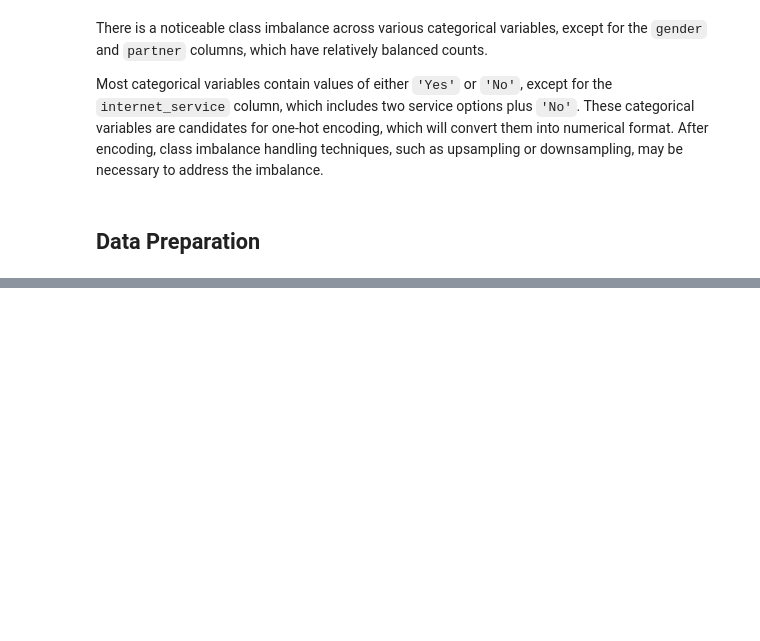
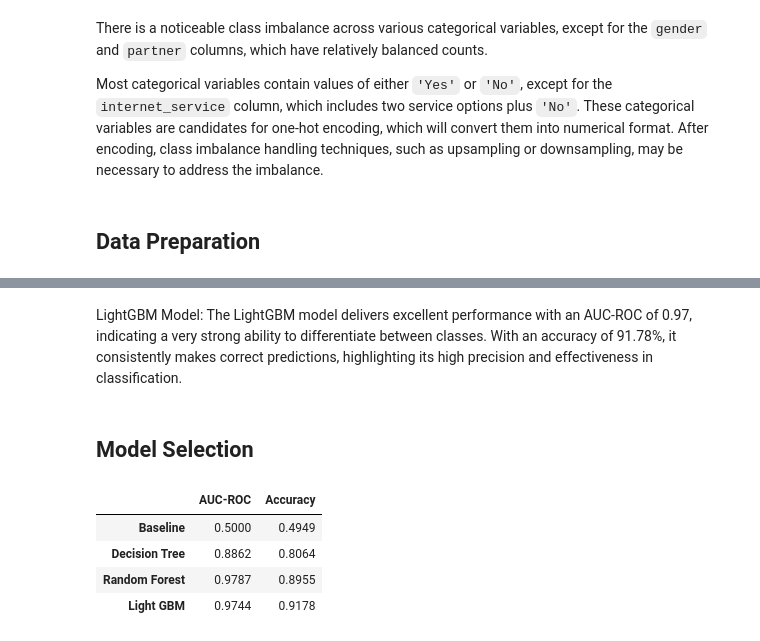
Before and after one commit to mnunezsa95/ds_project_capstone_project, a Jupyter notebook: notebook/sprint_17_final_project.ipynb, the cells around one changed output, grey strips where cells are left out. Drawn from its saved outputs; the diff is of its cells as text; code cells hidden in the pictures; blank space fills up the shorter version.

```diff
--- a/notebook/sprint_17_final_project.ipynb
+++ b/notebook/sprint_17_final_project.ipynb
@@ -941,0 +1141,25 @@ Data Shapes:
+# %%
+%%time
+# Train and evaluate LGB Model
+
+# Initialize model
+lgb_model = lgb.LGBMClassifier(random_state=12345)
+
+# Define the parameter grid for LightGBM
+lgb_params = {
+    'n_estimators': [50, 100, 150],
+    'num_leaves': [25, 50],
+    'learning_rate': [0.01, 0.1],
+    'subsample': [0.8, 1.0],
+    'max_depth': [5, 10, 15]
+}
+
+# Perform grid search
+best_lgb_model = search_best_model(lgb_model, lgb_params, X_train, y_train)
+
+# Train the model
+best_lgb_model.fit(X_train, y_train)
+
+# Make predictions and evaluate model
+lgb_reuslts = evaluate_model(best_lgb_model, X_valid, y_valid)
+print(lgb_reuslts, '\n')
@@ -941,0 +1175,23 @@ Data Shapes:
+# %% [markdown]
+LightGBM Model: The LightGBM model delivers excellent performance with an AUC-ROC of 0.97, indicating a very strong ability to differentiate between classes. With an accuracy of 91.78%, it consistently makes correct predictions, highlighting its high precision and effectiveness in classification.
+# %% [markdown]
+## Model Selection
+# %%
+# Display results in format
+
+model_results = {
+    "Baseline": baseline_results,
+    "Decision Tree": dt_results,
+    "Random Forest": rf_results,
+    "Light GBM": lgb_reuslts
+}
+
+df_results = pd.DataFrame(model_results).T
+
+df_results
+# %% [output]
+|  | AUC-ROC | Accuracy |
+| Baseline | 0.5000 | 0.4949 |
+| Decision Tree | 0.8862 | 0.8064 |
+| Random Forest | 0.9787 | 0.8955 |
+| Light GBM | 0.9744 | 0.9178 |
```
Also changed, not shown: parts of 85 cells of this notebook.
